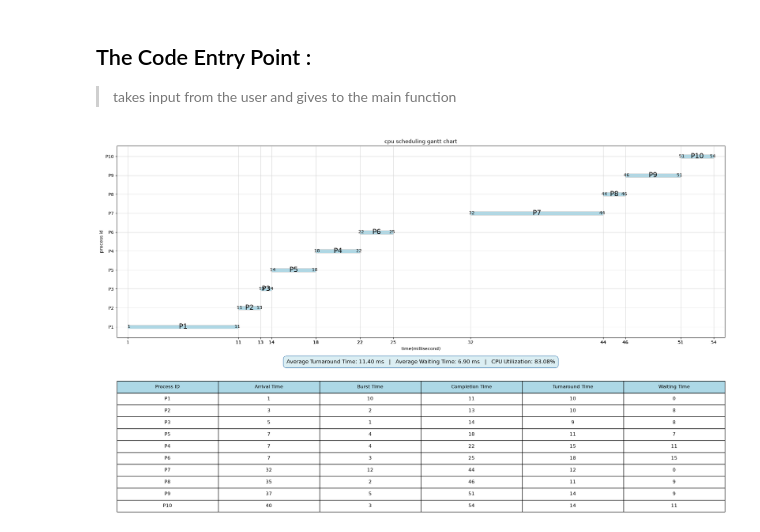
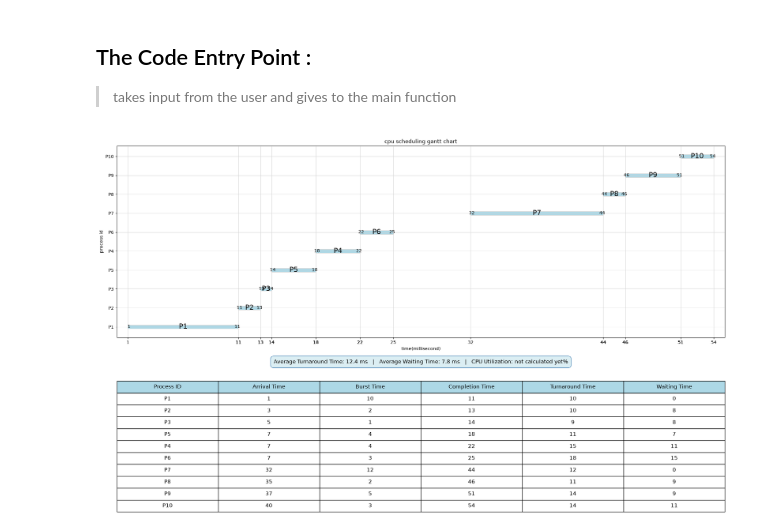
Before and after one commit to Abhinav08bhatt/cpu_process_gantt_chart, a Jupyter notebook: sim.ipynb, the cells around one changed output. Drawn from its saved outputs; the diff is of its cells as text; code cells hidden in the pictures.

Commit message:
wip : cpu utilization

```diff
--- a/sim.ipynb
+++ b/sim.ipynb
@@ -42,6 +42,8 @@ def create_gantt_chart(time_line,question):
     points = []
     header_for_table = ["Process ID","Arrival Time","Burst Time","Completion Time","Turnaround Time","Waiting Time"]
     rows_for_table = []
+    avg_waiting_time = []
+    avg_turnaround_time = []
     i = 0
     for process, start, duration in timeline:
         y = y_position[process]
@@ -63,7 +65,15 @@ def create_gantt_chart(time_line,question):
         points.append(start)
         points.append(start+duration)
 
-        rows_for_table.append([question[i][0],question[i][2],question[i][1],start+question[i][1],(start+question[i][1])-question[i][2],((start+question[i][1])-question[i][2])-question[i][1]])
+        process_id = question[i][0]
+        arrival_time = question[i][2]
+        burst_time = question[i][1]
+        completion_time = start+question[i][1]
+        turnaround_time = (completion_time)-question[i][2]
+        avg_turnaround_time.append(turnaround_time)
+        waiting_time = (turnaround_time)-question[i][1]
+        avg_waiting_time.append(waiting_time)
+        rows_for_table.append([process_id,arrival_time,burst_time,completion_time,turnaround_time,waiting_time])
         i+=1
 
     gantt_chart.set_xticks(points)
@@ -91,13 +101,13 @@ def create_gantt_chart(time_line,question):
         cellLoc='center'
     )
     table.auto_set_font_size(False)
-    table.set_fontsize(11)  # Clear, readable text size
+    table.set_fontsize(12)
     table.scale(1.0, 1.8)
 
     summary_area.axis('off')
     summary_area.text(
         0.5, 0.5,
-        "Average Turnaround Time: 11.40 ms   |   Average Waiting Time: 6.90 ms   |   CPU Utilization: 83.08%",
+        f"Average Turnaround Time: {sum(avg_turnaround_time)/len(avg_turnaround_time)} ms   |   Average Waiting Time: {sum(avg_waiting_time)/len(avg_waiting_time)} ms   |   CPU Utilization: {"not calculated yet"} %", # /sum(timeline[-1][2],timeline[-1][1])
         ha='center', va='center',
         fontsize=12,
         bbox=dict(boxstyle='round,pad=0.6', facecolor='#dbeef3', edgecolor='#4682b4', linewidth=1)
@@ -165,31 +175,31 @@ def main(option,question):
 # %%
 if __name__ == "__main__":
 
     # first come first serve question
     question = [
         ['P1',10,0],
         ['P2',5,15],
         ['P3',5,15],
         ['P4',10,23],
     ]
 
     query_1 = [["P1", 4, 0], ["P2", 3, 1], ["P3", 1, 2], ["P4", 2, 3]]
     query_2 = [["P1", 3, 0],["P2", 2, 5],["P3", 4, 8],]
     query_3 = [["P1", 3, 4],["P2", 4, 2],["P3", 2, 4],["P4", 1, 10],]
 
     extreme_10_process_test = [
-        ["P3", 1, 5],   # 1-unit micro-burst (tests instant completion in 1 cycle)
-        ["P7", 12, 32], # Post-idle heavy job (tests mid-schedule idle gap & starvation)
-        ["P1", 10, 1],  # Non-zero arrival (t=1) + heavy burst (tests initial idle & convoy)
-        ["P5", 4, 7],   # Simultaneous arrival tie #1 (same arrival t=7, same burst 4 as P4)
-        ["P2", 2, 3],   # Preemption trigger during P1 (tests exact time-slice match)
-        ["P10", 3, 40], # Late arrival preemption during P7
-        ["P4", 4, 7],   # Simultaneous arrival tie #2 (same arrival t=7, same burst 4 as P5)
-        ["P8", 2, 35],  # Preemption trigger during P7
-        ["P6", 3, 7],   # Simultaneous arrival tie #3 (same arrival t=7, but smaller burst 3)
-        ["P9", 5, 37],  # Medium burst arriving during P7 (tests HRRN aging / response ratios)
+        ["P3", 1, 5],
+po        ["P7", 12, 32],
+        ["P1", 10, 1],
+        ["P5", 4, 7],
+        ["P2", 2, 3],
+        ["P10", 3, 40],
+        ["P4", 4, 7],
+        ["P8", 2, 35],
+        ["P6", 3, 7],
+        ["P9", 5, 37],
     ]
 
     main(1,extreme_10_process_test)
 # %% [output]
-[figure, old version]
+[figure, new version]
```
